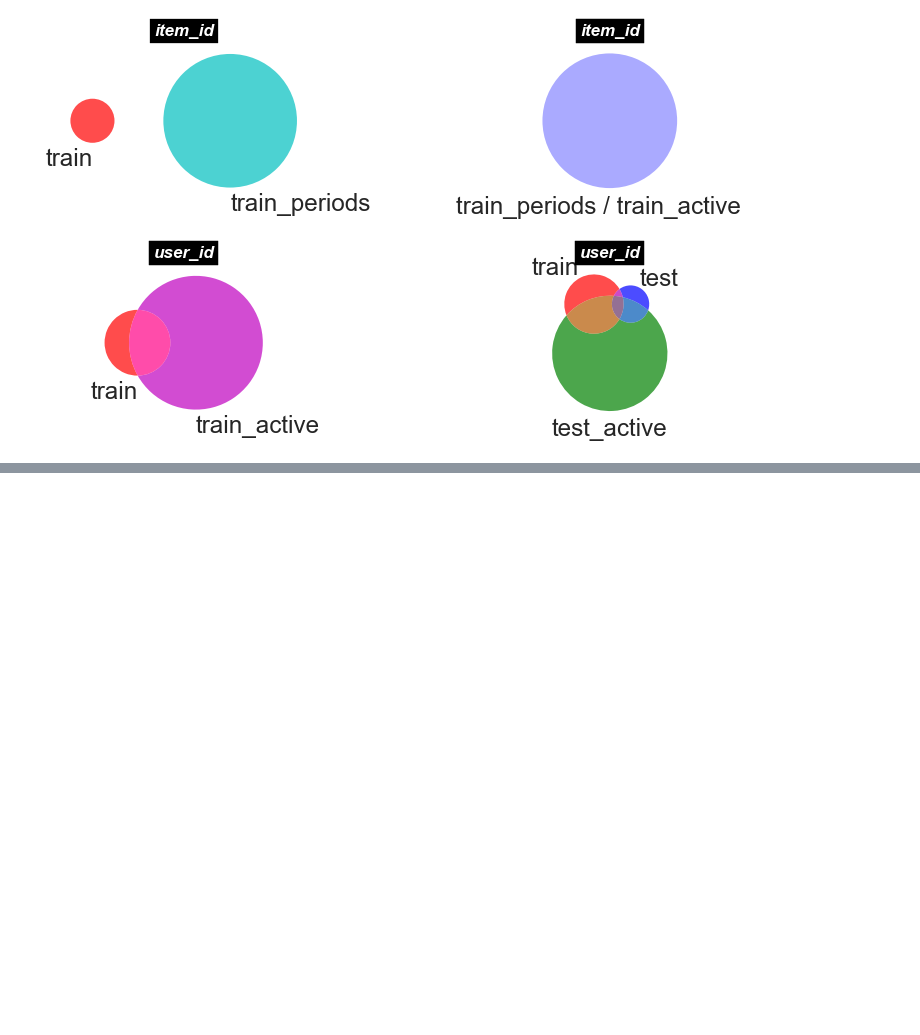
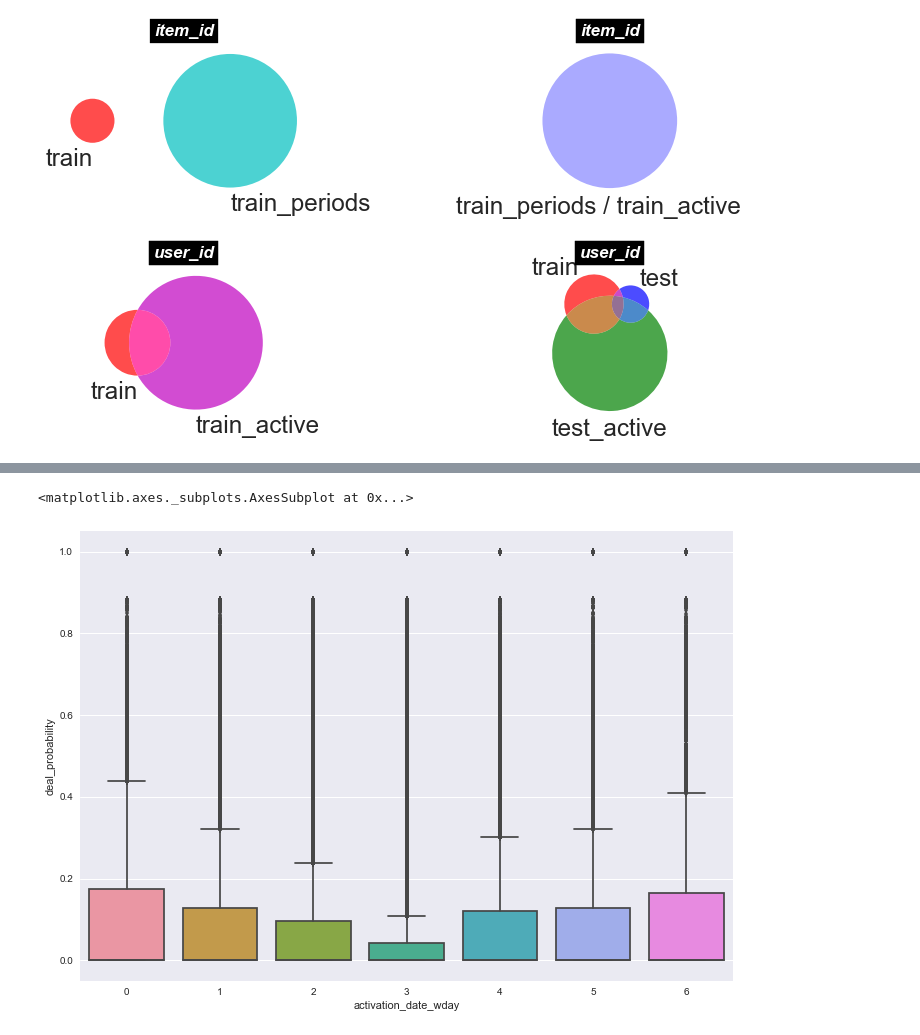
Before and after one commit to albalu/gdso-avito, a Jupyter notebook: visualize_periods.ipynb, the cells around one changed output, grey strips where cells are left out. Drawn from its saved outputs; the diff is of its cells as text; code cells hidden in the pictures; blank space fills up the shorter version.

```diff
--- a/visualize_periods.ipynb
+++ b/visualize_periods.ipynb
@@ -142,0 +191,8 @@ df.plot(kind='scatter', x='nlisted', y='deal_probability')
+# %%
+df_int=df.copy()
+df_int['activation_date_wday'] = df_int['activation_date_wday'].apply(round).astype(int)
+# %%
+sns.boxplot(x='activation_date_wday', y='deal_probability', data=df_int)
+# %% [output]
+<matplotlib.axes._subplots.AxesSubplot at 0x...>
+[figure, added]
```
Also changed, not shown: parts of 26 cells of this notebook.
